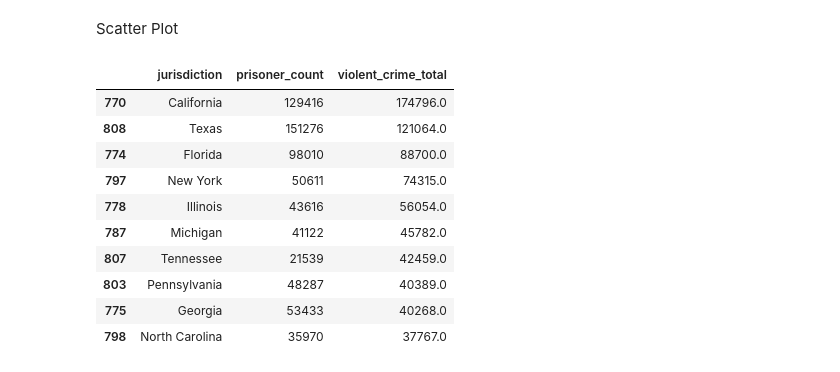
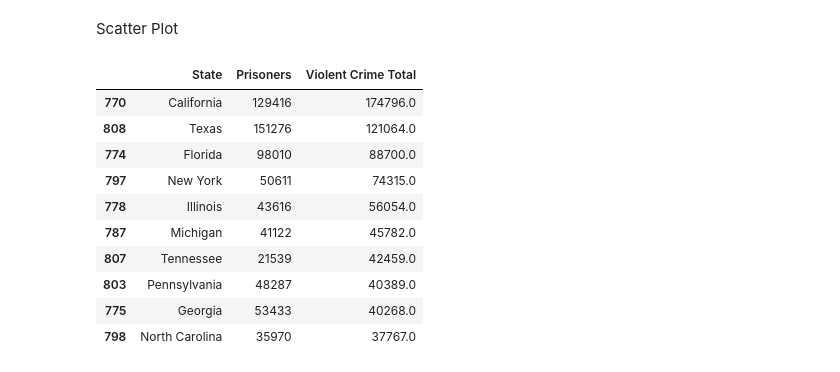
Before and after one commit to Troydehn/Assignment2, a Jupyter notebook: Processing/Processing.ipynb, the cells around one changed output. Saved outputs shown, nothing was run; the diff lists cells and outputs as text; code cells hidden in the pictures.

Commit message:
renamed columns for crimes and prisoners data

```diff
--- a/Processing/Processing.ipynb
+++ b/Processing/Processing.ipynb
@@ -179,10 +179,12 @@ df = df.dropna()
 # %%
 df = df.sort_values(by = ['violent_crime_total'], ascending = False)
 df = df.head(10)
 
+df = df.rename(columns={"jurisdiction":"State", "prisoner_count": "Prisoners", "violent_crime_total": "Violent Crime Total"})
+
 df
 # %% [output]
-|  | jurisdiction | prisoner_count | violent_crime_total |
+|  | State | Prisoners | Violent Crime Total |
 | 770 | California | 129416 | 174796.0 |
 | 808 | Texas | 151276 | 121064.0 |
 | 774 | Florida | 98010 | 88700.0 |
```
Also changed, not shown: 1 other file.
